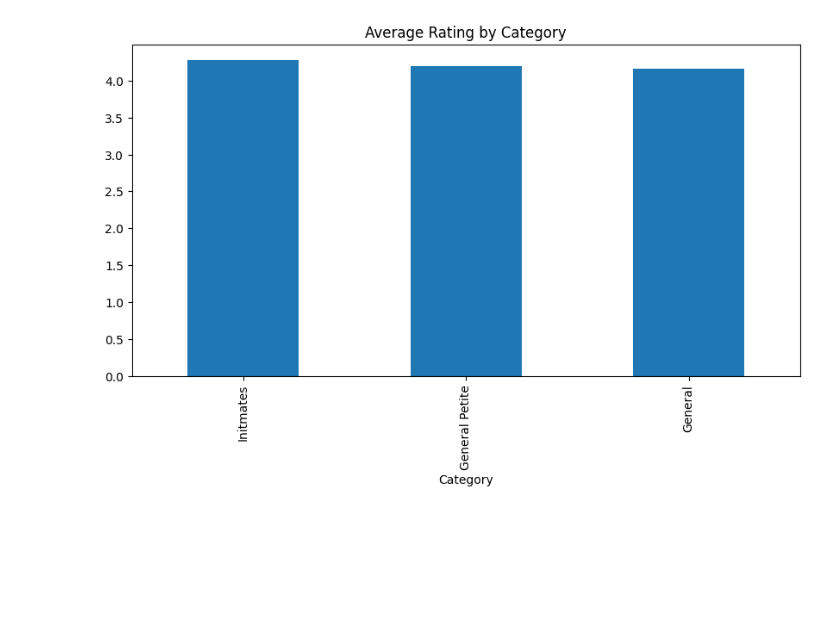
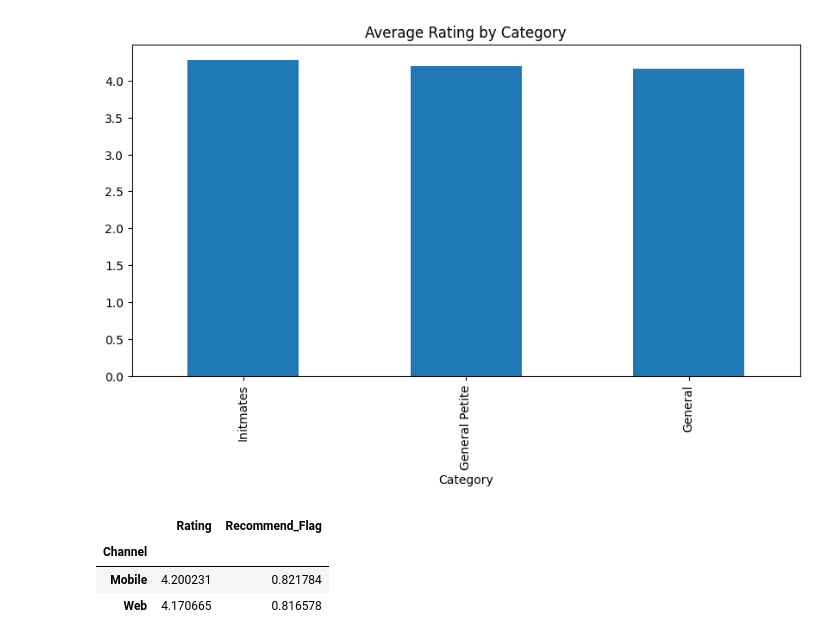
Before and after one commit to Adi46878/women-clothing-review-analytics, a Jupyter notebook: Women_Clothing_Review_Analytics.ipynb, the cells around one changed output. Saved outputs shown, nothing was run; the diff lists cells and outputs as text; code cells hidden in the pictures; blank space fills up the shorter version.

Commit message:
Channel Analysis completed

```diff
--- a/Women_Clothing_Review_Analytics.ipynb
+++ b/Women_Clothing_Review_Analytics.ipynb
@@ -215,3 +215,10 @@ plt.show()
 [figure]
 # %%
 # Channel Analysis
+# %%
+df.groupby('Channel')[['Rating', 'Recommend_Flag']].mean()
+# %% [output]
+|  | Rating | Recommend_Flag |
+| Channel |  |  |
+| Mobile | 4.200231 | 0.821784 |
+| Web | 4.170665 | 0.816578 |
```
Also changed, not shown: parts of 1 cell of this notebook.
